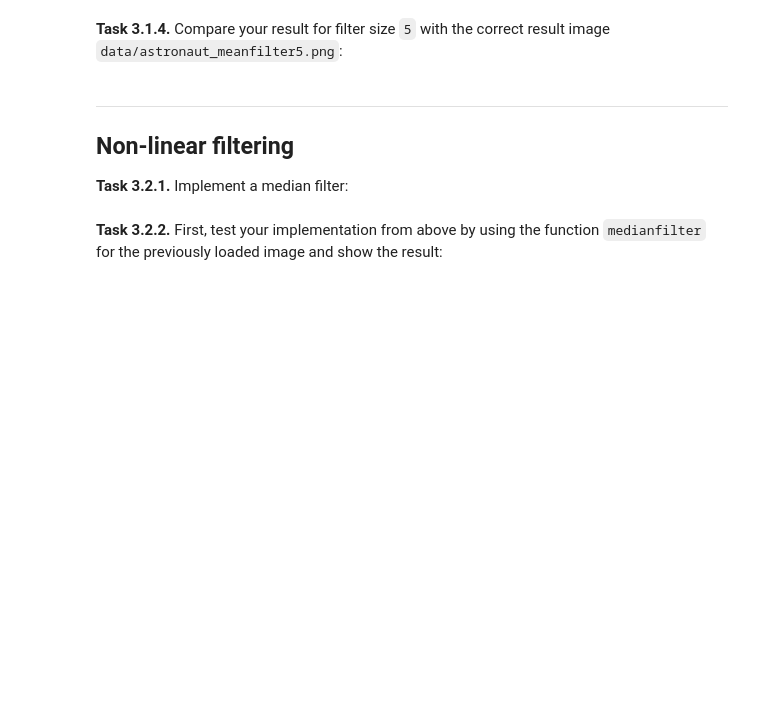
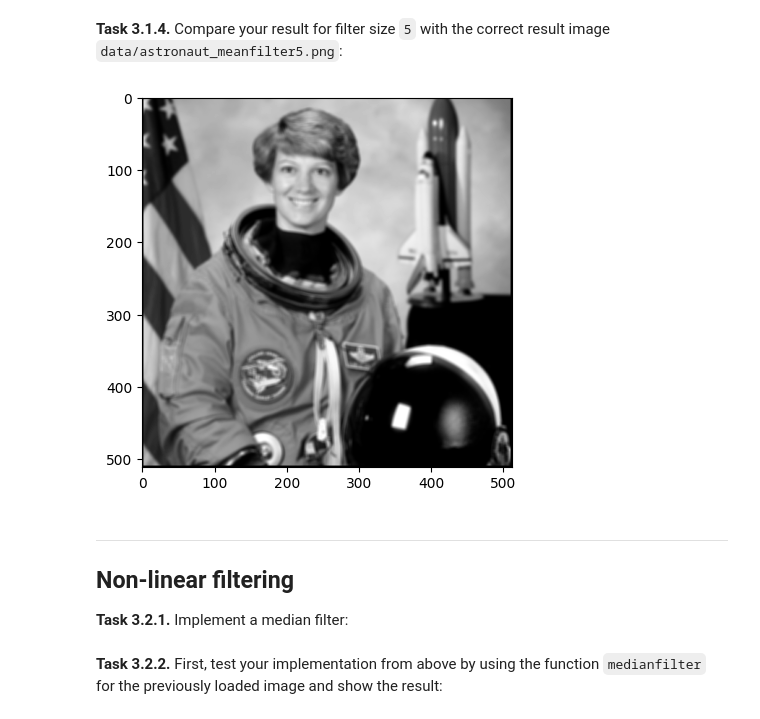
Before and after one commit to Reyhan2411/mobi-fs3-python, a Jupyter notebook: task3.ipynb, the cells around one changed output. Cells and saved outputs as stored; diff of their text form; code cells hidden in the pictures; blank space fills up the shorter version.

Commit message:
Finish mean, coded media, just have to output and assert comtrol median

```diff
--- a/task3.ipynb
+++ b/task3.ipynb
@@ -34,5 +39,12 @@ def meanfilter(img_in, size):
 # %% [markdown]
 **<a id="#">Task 3.1.4.</a>** Compare your result for filter size `5` with the correct result image `data/astronaut_meanfilter5.png`:
+# %%
+img_5 = plt.imread('data/astronaut_meanfilter5.png')
+plt.imshow(img_5, 'gray')
+
+assert numpy.allclose(img_own, img_5, atol=1/255)
+# %% [output]
+[figure, added]
 # %% [markdown]
 ---
 
```
Also changed, not shown: parts of 6 cells of this notebook.
